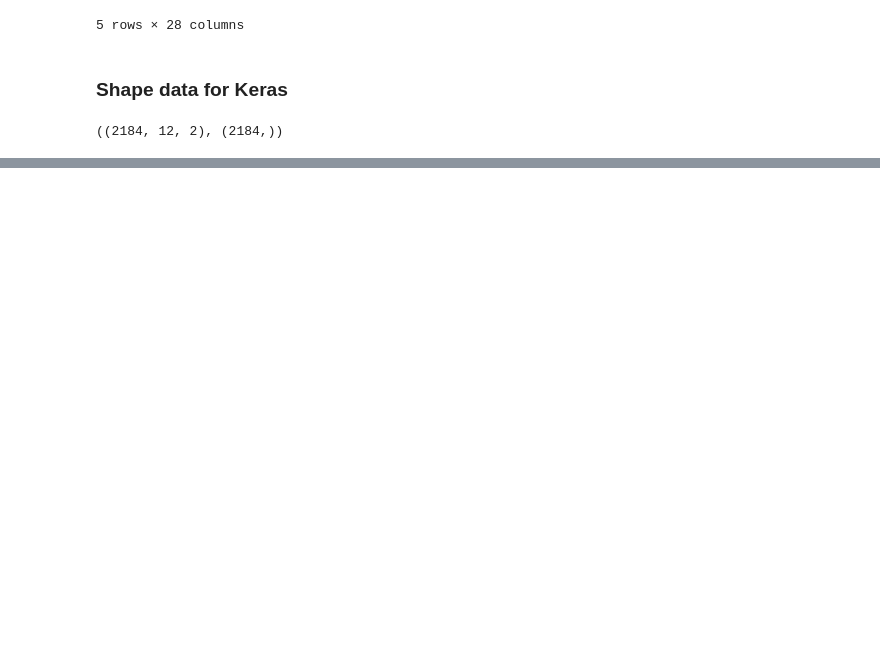
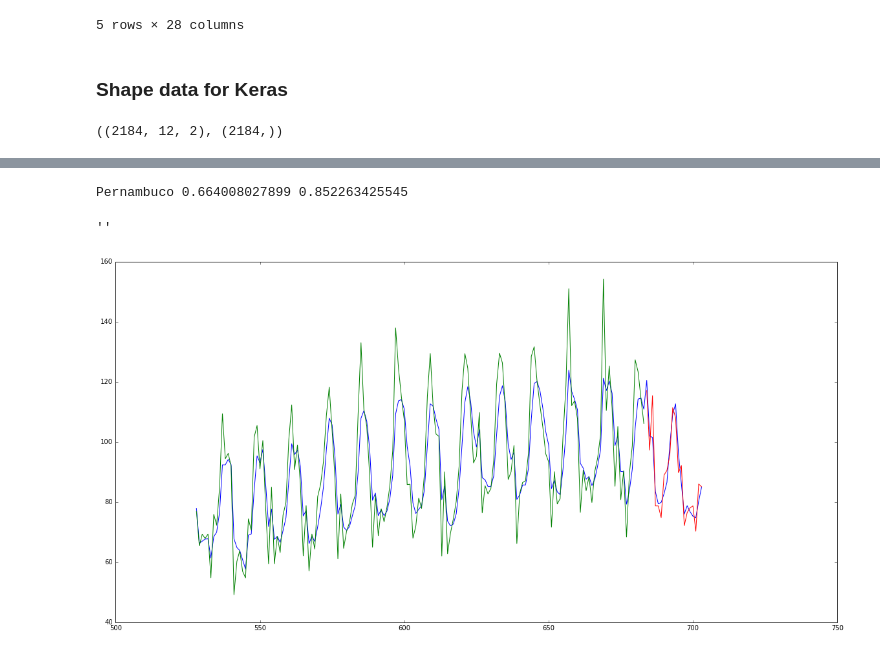
Before and after one commit to SandorTucakov/IBC_BR, a Jupyter notebook: PIN.ipynb, the cells around one changed output, grey strips where cells are left out. Saved outputs shown, nothing was run; the diff lists cells and outputs as text; code cells hidden in the pictures; blank space fills up the shorter version.

```diff
--- a/PIN.ipynb
+++ b/PIN.ipynb
@@ -217,5 +246,5 @@ trainPredict.shape
 # %%
-final = data[['Date', 'variable']]
+final = dataset[['Date', 'variable']]
 final.ix[:, 'true_val'] = true_val
 final.ix[final['Date']<CUTOFF, 'train_pred'] = trainPredict
 final.ix[final['Date']>=CUTOFF, 'test_pred'] = testPredict
@@ -241,13 +310,17 @@ pd.DataFrame({'estado':est, 'train-R2':tr, 'test-R2':te})[['estado', 'train-R2',
 # %%
 # plot baseline and predictions
-estado = 'Sao Paulo'
+estado = 'Pernambuco'
 f1 = (final['variable']==estado) & (final['Date']<CUTOFF)
 f2 = (final['variable']==estado) & (final['Date']>=CUTOFF)
 
 print estado, r2_score(final.ix[f1,'true_val'],final.ix[f1,'train']), r2_score(final.ix[f2,'true_val'],final.ix[f2,'test'])
 
 plt.figure(figsize=(20,10))
 plt.plot(final.ix[final['variable']==estado, 'true_val'])
 plt.plot(final.ix[final['variable']==estado, 'train'])
 plt.plot(final.ix[final['variable']==estado, 'test'])
 ''
+# %% [output]
+Pernambuco 0.664008027899 0.852263425545
+''
+[figure, added]
```
Also changed, not shown: parts of 13 cells of this notebook.
